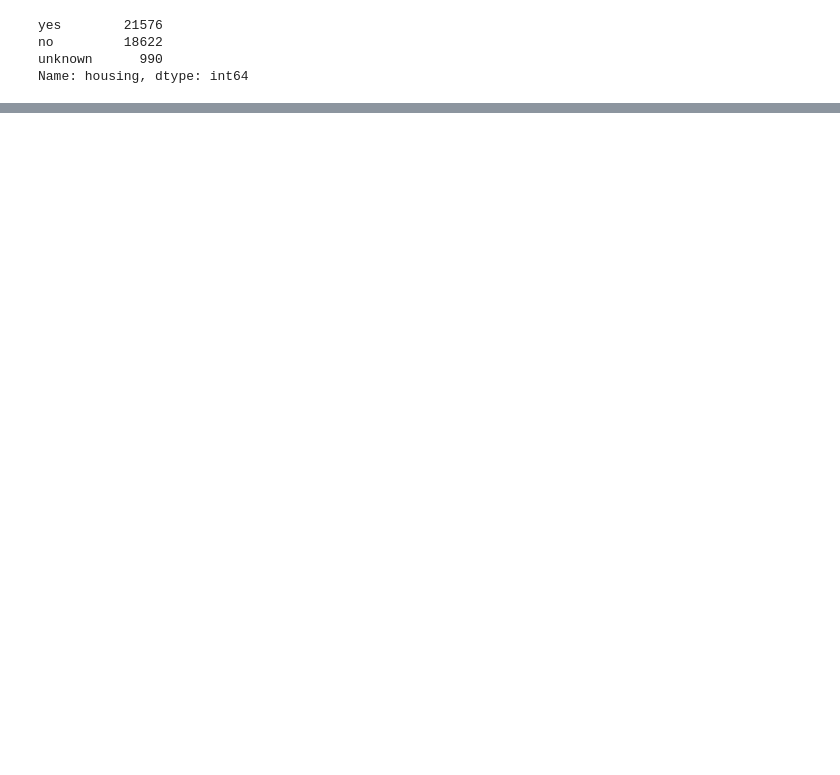
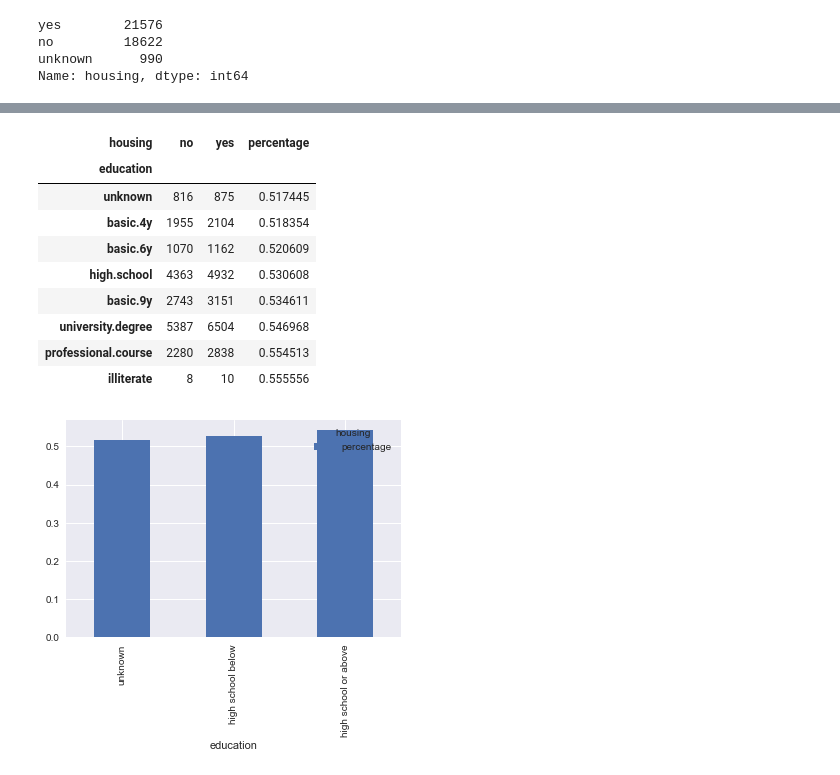
Before and after one commit to yatong2/Springboard, a Jupyter notebook: Capstone_Data_Exploration.ipynb, the cells around one changed output, grey strips where cells are left out. Cells and saved outputs as stored; diff of their text form; code cells hidden in the pictures; blank space fills up the shorter version.

```diff
--- a/Capstone_Data_Exploration.ipynb
+++ b/Capstone_Data_Exploration.ipynb
@@ -58,0 +91,22 @@ h_m.sort_values('percentage')#.drop(h_m.columns[0:3], axis = 1).plot(kind='bar')
+# %%
+h_e = df_housing.groupby(['education', 'housing']).size().unstack(0)
+h_e['high school or above'] = h_e['high.school'] + h_e['university.degree'] + h_e['professional.course']
+h_e['high school below'] = h_e['basic.4y'] + h_e['basic.6y'] + h_e['basic.9y'] + h_e['illiterate']
+h_e = h_e.unstack().unstack()
+h_e['percentage'] = h_e.yes / (h_e.no + h_e.yes)
+h_e1 = h_e.drop(h_e.index[0:7])
+h_e2 = h_e.drop(h_e.index[8:10])
+h_e1.sort_values('percentage').drop(h_e1.columns[0:2], axis = 1).plot(kind='bar')
+h_e2.sort_values('percentage')
+# %% [output]
+| housing | no | yes | percentage |
+| education |  |  |  |
+| unknown | 816 | 875 | 0.517445 |
+| basic.4y | 1955 | 2104 | 0.518354 |
+| basic.6y | 1070 | 1162 | 0.520609 |
+| high.school | 4363 | 4932 | 0.530608 |
+| basic.9y | 2743 | 3151 | 0.534611 |
+| university.degree | 5387 | 6504 | 0.546968 |
+| professional.course | 2280 | 2838 | 0.554513 |
+| illiterate | 8 | 10 | 0.555556 |
+[figure, added]
```
Also changed, not shown: parts of 14 cells of this notebook.
